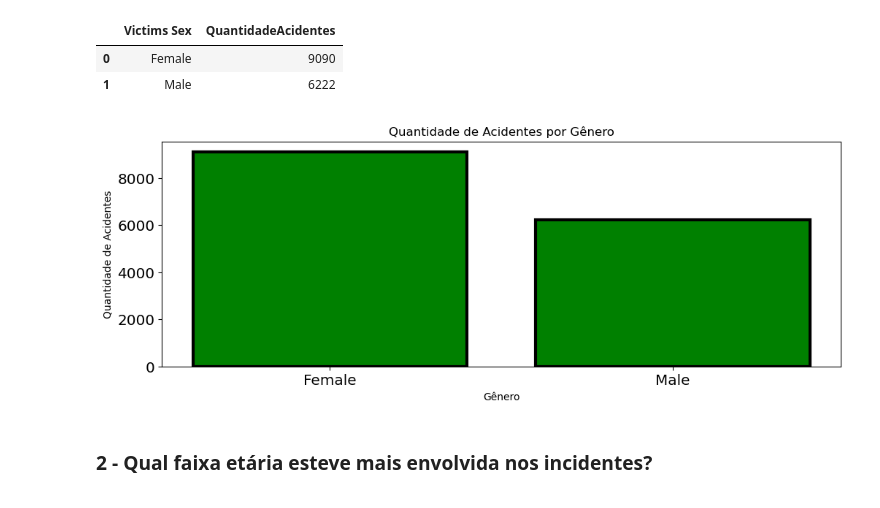
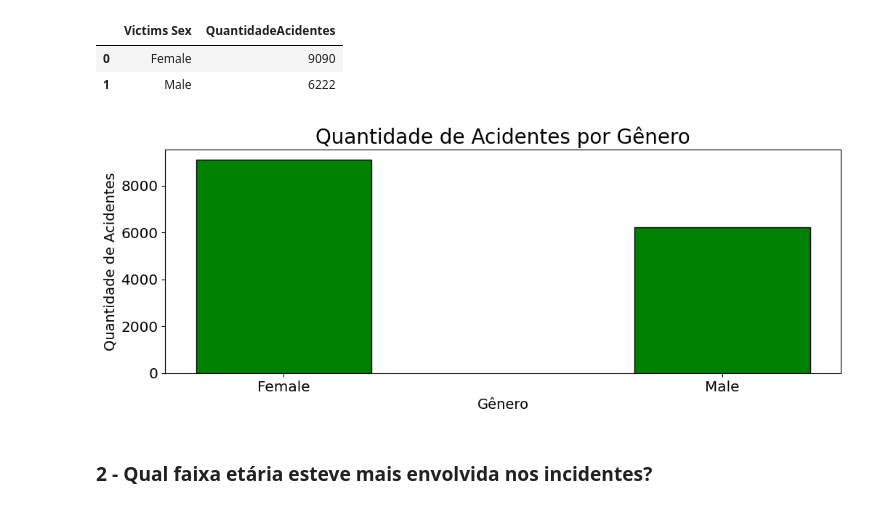
Before and after one commit to CoelhoPedro/Analise-de-Risco-no-Transporte-Publico, a Jupyter notebook: AnaliseRisco.ipynb, the cells around one changed output. Cells and saved outputs as stored; diff of their text form; code cells hidden in the pictures.

```diff
--- a/AnaliseRisco.ipynb
+++ b/AnaliseRisco.ipynb
@@ -219,13 +223,13 @@ df1
 | 0 | Female | 9090 |
 | 1 | Male | 6222 |
 # %%
-plt.bar(df1['Victims Sex'], df1['QuantidadeAcidentes'], color = 'green', edgecolor = 'black', linewidth = 3)
-plt.title('Quantidade de Acidentes por Gênero')
-plt.xlabel('Gênero')
-plt.ylabel('Quantidade de Acidentes')
+plt.bar(df1['Victims Sex'], df1['QuantidadeAcidentes'], color = 'green', edgecolor = 'black', width = 0.4)
+plt.title('Quantidade de Acidentes por Gênero', fontsize = 20)
+plt.xlabel('Gênero', fontsize = 14)
+plt.ylabel('Quantidade de Acidentes', fontsize = 14)
 plt.show()
 # %% [output]
-[figure, old version]
+[figure, new version]
 # %% [markdown]
 ### 2 - Qual faixa etária esteve mais envolvida nos incidentes?
 # %%
```
Also changed, not shown: parts of 19 cells of this notebook, 1 other file.
